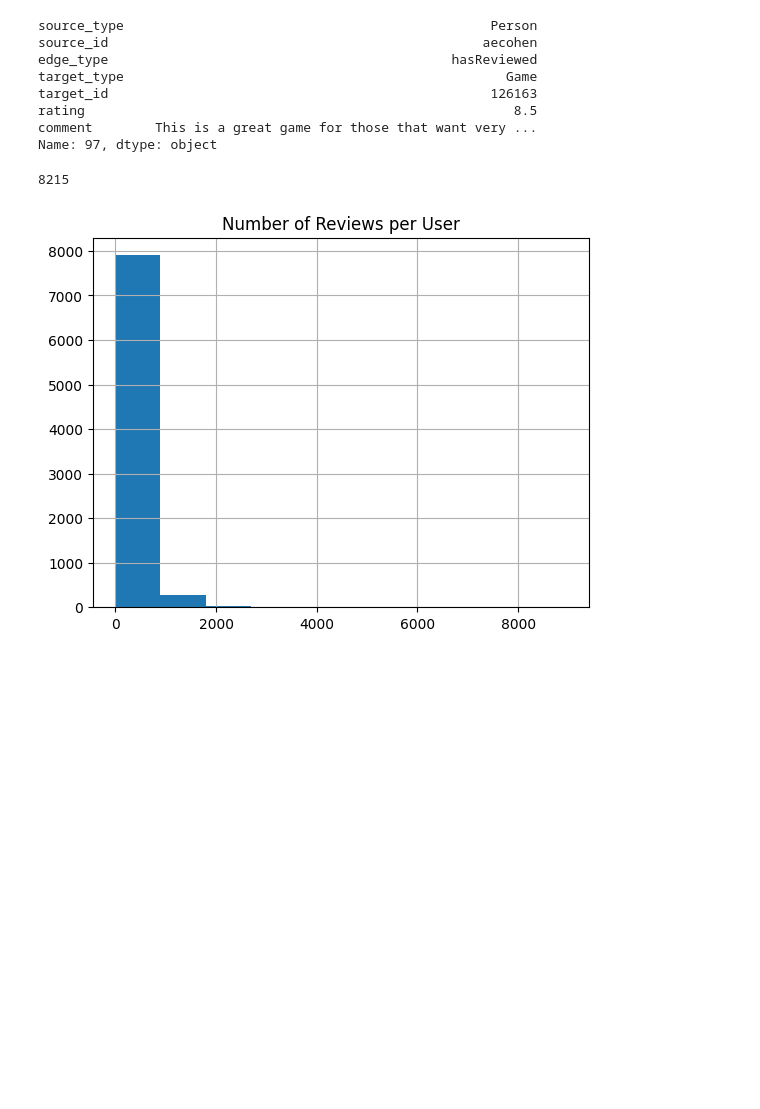
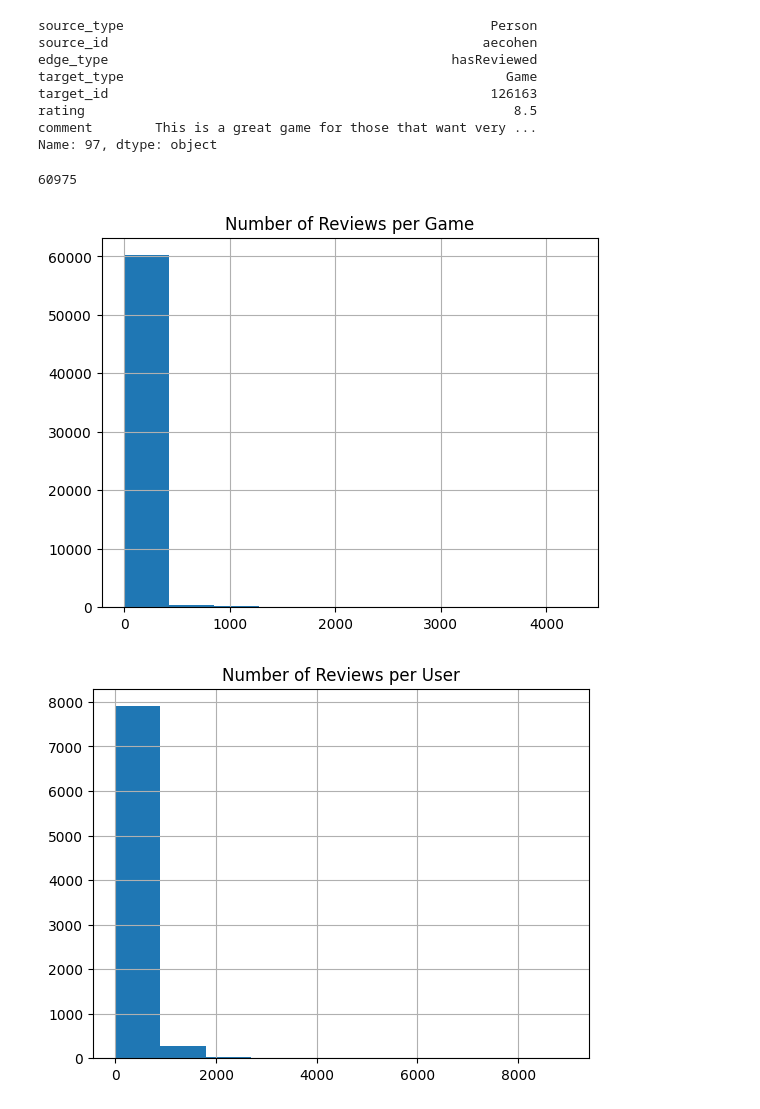
Before and after one commit to c-macmillan/BoardGameRecommender, a Jupyter notebook: notebooks/EDA.ipynb, the cells around one changed output. Saved outputs shown, nothing was run; the diff lists cells and outputs as text; code cells hidden in the pictures; blank space fills up the shorter version.

```diff
--- a/notebooks/EDA.ipynb
+++ b/notebooks/EDA.ipynb
@@ -15,9 +15,15 @@ rating                                                       8.5
 comment        This is a great game for those that want very ...
 Name: 97, dtype: object
 # %%
-len(review_df['source_id'].unique())
+len(review_df['target_id'].unique())
 # %% [output]
-8215
+60975
+# %%
+review_df['target_id'].value_counts().hist()
+plt.title("Number of Reviews per Game")
+plt.show()
+# %% [output]
+[figure, added]
 # %%
 review_df['source_id'].value_counts().hist()
 plt.title("Number of Reviews per User")
```
Also changed, not shown: parts of 2 cells of this notebook, 3 other files.
